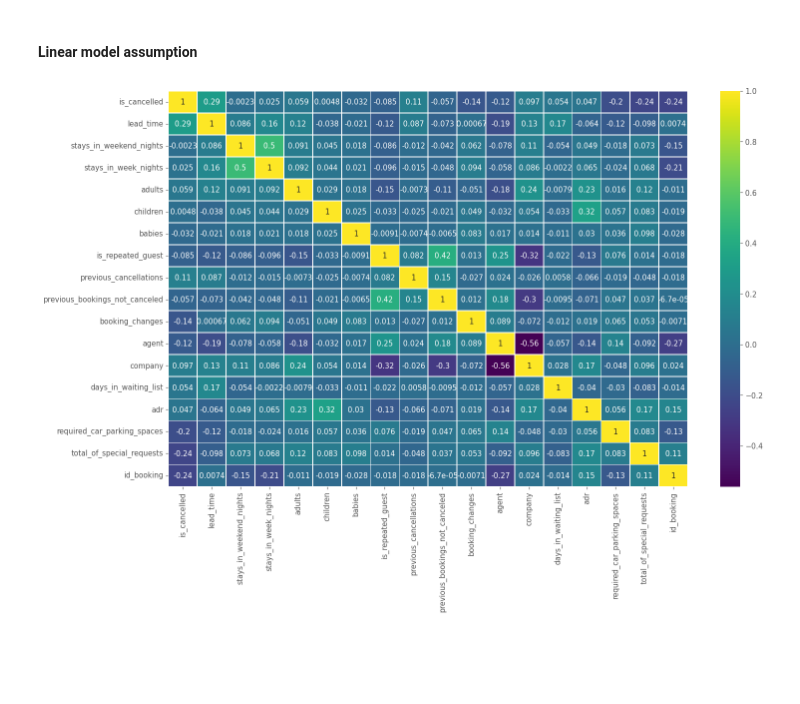
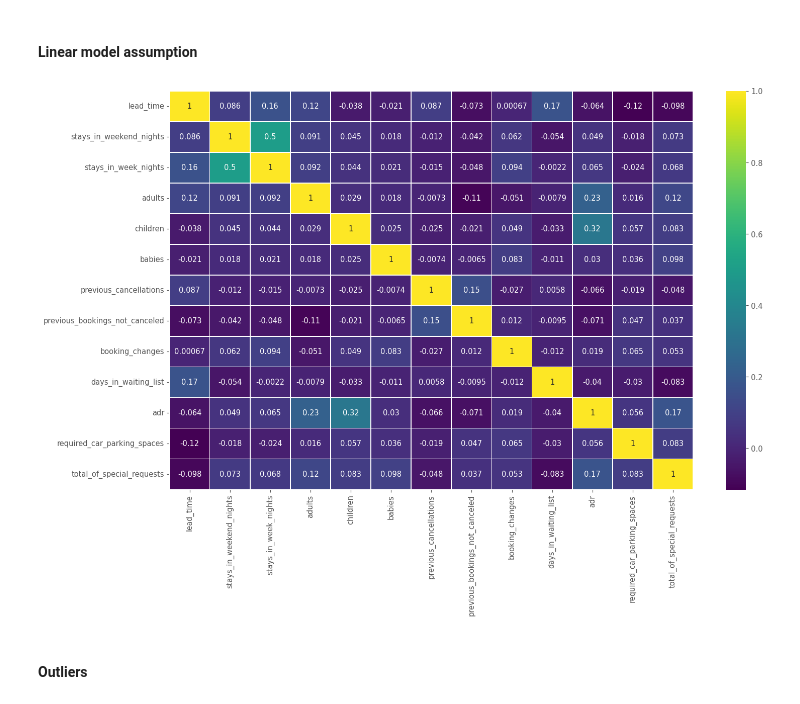
Before and after one commit to dajebbar/zoomcampML, a Jupyter notebook: midTermproject/notebook.ipynb, the cells around one changed output. Drawn from its saved outputs; the diff is of its cells as text; code cells hidden in the pictures; blank space fills up the shorter version.

Commit message:
outliers

```diff
--- a/midTermproject/notebook.ipynb
+++ b/midTermproject/notebook.ipynb
@@ -500,6 +500,29 @@ numerical_train = selector(dtype_include=np.number)(df_train)
 numerical_test = selector(dtype_include=np.number)(df_test)
 categorical_train = selector(dtype_include='object')(df_train)
 categorical_test = selector(dtype_include='object')(df_train)
+
+numerical = [
+    'lead_time',
+    'stays_in_weekend_nights',
+    'stays_in_week_nights',
+    'adults',
+    'children',
+    'babies',
+    'previous_cancellations',
+    'previous_bookings_not_canceled',
+    'booking_changes',
+    'days_in_waiting_list',
+    'adr',
+    'required_car_parking_spaces',
+    'total_of_special_requests'
+]
+
+categorical= [
+    'is_cancelled',
+    'is_repeated_guest',
+    'agent',
+    'company',
+]
 # %%
 categorical_train
 # %% [output]
@@ -571,10 +594,12 @@ for col in categorical_train:
 #### **Linear model assumption**
 # %%
 plt.figure(figsize=(16, 10), dpi=105)
-sns.heatmap(df_train[numerical_train].corr(),
+sns.heatmap(df_train[numerical].corr(),
             cmap='viridis',
             linewidth=0.5,annot=True
           )
 plt.show()
 # %% [output]
-[figure, old version]
+[figure, new version]
+# %% [markdown]
+#### **Outliers**
```
Also changed, not shown: parts of 8 cells of this notebook.
